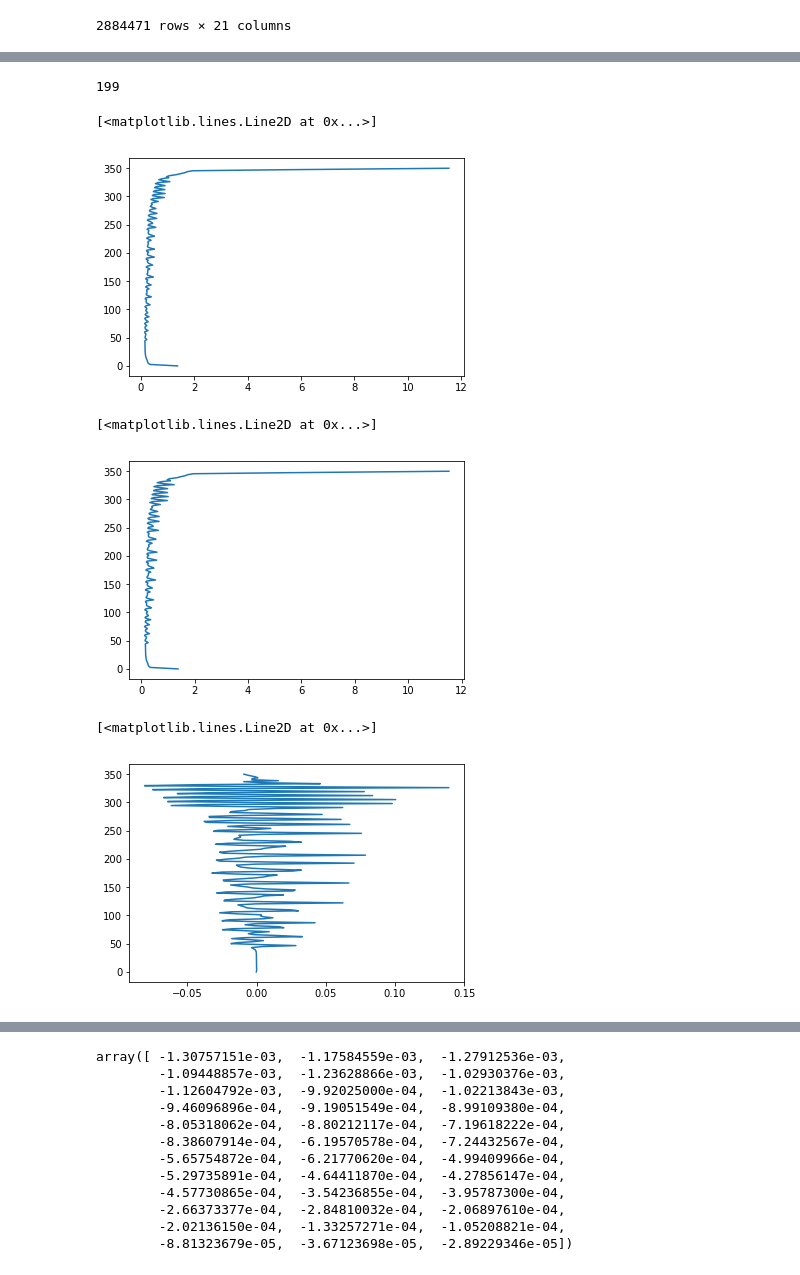
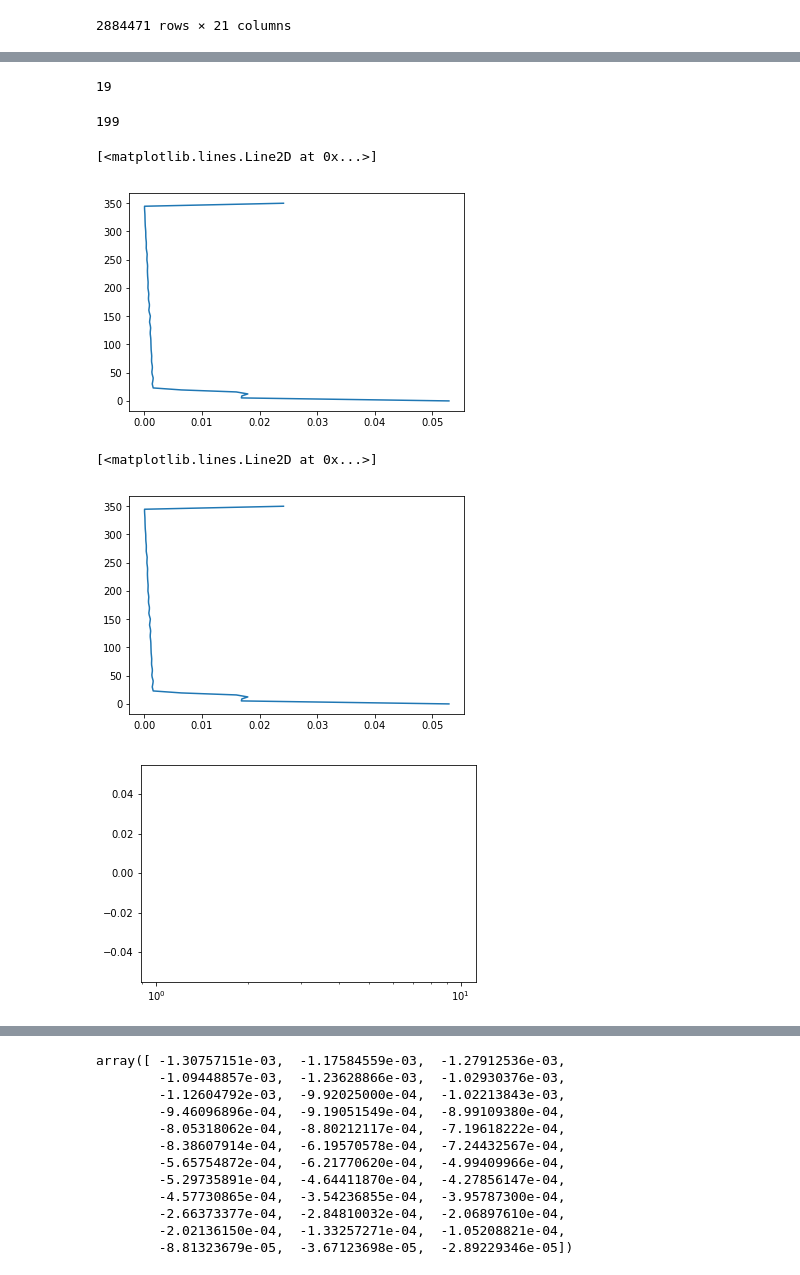
Before and after one commit to adityarn/antarctic_margins_MEOP, a Jupyter notebook: MEOP_ExtractDataForTurbulenceModel.ipynb, the cells around one changed output, grey strips where cells are left out. Cells and saved outputs as stored; diff of their text form; code cells hidden in the pictures.

```diff
--- a/MEOP_ExtractDataForTurbulenceModel.ipynb
+++ b/MEOP_ExtractDataForTurbulenceModel.ipynb
@@ -261,12 +262,16 @@ def get_U10_value(U10, lat, lon, time):
 
     return np.asscalar(U10['uwnd'][timeind][latind][lonind])
 # %%
-lat = -75
-lon = -35
 time = np.datetime64('2011-03-21')
 latind = np.asscalar(np.argmin(np.abs(U10['lat'] - lat)))
 lonind = np.asscalar(np.argmin(np.abs(U10['lon'] - (lon+180))))
 timeind = np.where(U10['time'].values.astype('<M8[D]') == time)[0][0]
 print(timeind, latind, lonind)
-np.asscalar(U10['uwnd'][timeind][latind][lonind])
+u10 = np.asscalar(U10['uwnd'][timeind][latind][lonind])
+
+time = np.datetime64('2011-03-21')
+latind = np.asscalar(np.argmin(np.abs(V10['lat'] - lat)))
+lonind = np.asscalar(np.argmin(np.abs(V10['lon'] - (lon+180))))
+timeind = np.where(V10['time'].values.astype('<M8[D]') == time)[0][0]
+v10 = np.asscalar(U10['uwnd'][timeind][latind][lonind])
 # %% [output]
@@ -353,7 +361,7 @@ def get_pressure_gradient(df, profile_pair):
     # Reversing arrays to make it bottom to top order (0 at bed and increasing upwards)
     depth_regridded = (-depth_regridded[-1] + depth_regridded)[::-1]
 
-    return lat2, depth_regridded, rho2_regridded[::-1], press_grad_x[::-1], press_grad_y[::-1]
+    return lat2, lon2, depth_regridded, rho2_regridded[::-1], press_grad_x[::-1], press_grad_y[::-1]
 # %%
-lat, depth, rho, dp_x, dp_y = get_pressure_gradient(dfmg, [263107, 256651])
+lat, lon, depth, rho, dp_x, dp_y = get_pressure_gradient(dfmg, [263107, 256651])
 resvel = [0.1, 0.1] #initial guess velocities at bottom and top
@@ -363,8 +381,12 @@ import TBS
 importlib.reload(TBS)
 outdir = "./Results/"
 
-Model = TBS.Keps_Solver(200, lat, depth, dp_x, dp_y, rho, resvel, 5, outdir, "Vars")
-Model.solver(36000, 1, 300)
+Model = TBS.Keps_Solver(100, lat, depth, dp_x, dp_y, rho, u10, outdir, "Vars", RESVEL=[0.1,0.1])
+Model.solver(3600, 1, 300)
+# %%
+Model.N-1
+# %% [output]
+19
 # %%
 len((Model.nu_t[1:] + Model.nu_t[:-1]) *0.5 + Model.nu)
 # %% [output]
@@ -373,14 +395,14 @@ len((Model.nu_t[1:] + Model.nu_t[:-1]) *0.5 + Model.nu)
 plt.plot(Model.u, Model.y_mom)
 # %% [output]
 [<matplotlib.lines.Line2D at 0x...>]
-[figure, old version]
+[figure, new version]
 # %%
 plt.plot(Model.v, Model.y_mom)
 # %% [output]
 [<matplotlib.lines.Line2D at 0x...>]
-[figure, old version]
+[figure, new version]
 # %%
-plt.plot(Model.v - Model.u, Model.y_mom)
+plt.plot(Model.nu_t, Model.y)
+plt.xscale("log")
 # %% [output]
-[<matplotlib.lines.Line2D at 0x...>]
-[figure, old version]
+[figure, new version]
```
Also changed, not shown: parts of 8 cells of this notebook, 1 other file.
